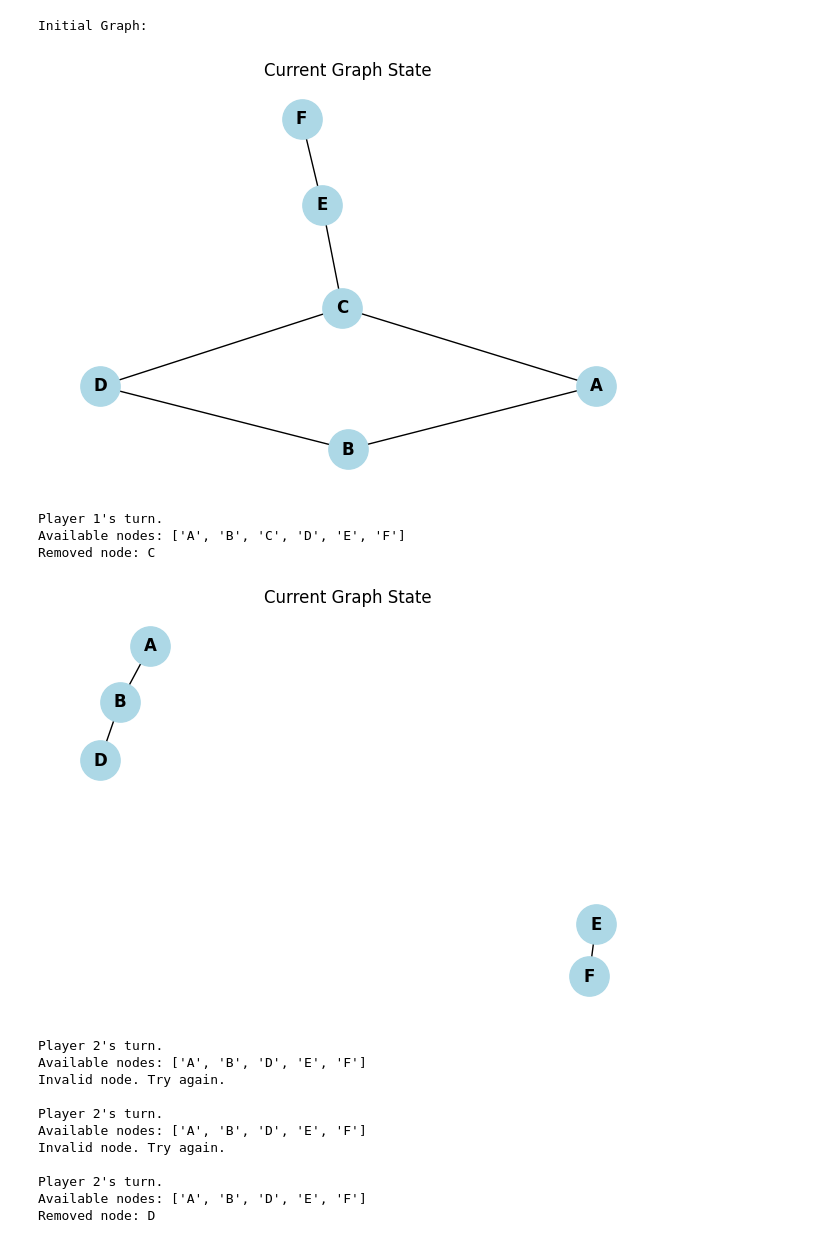
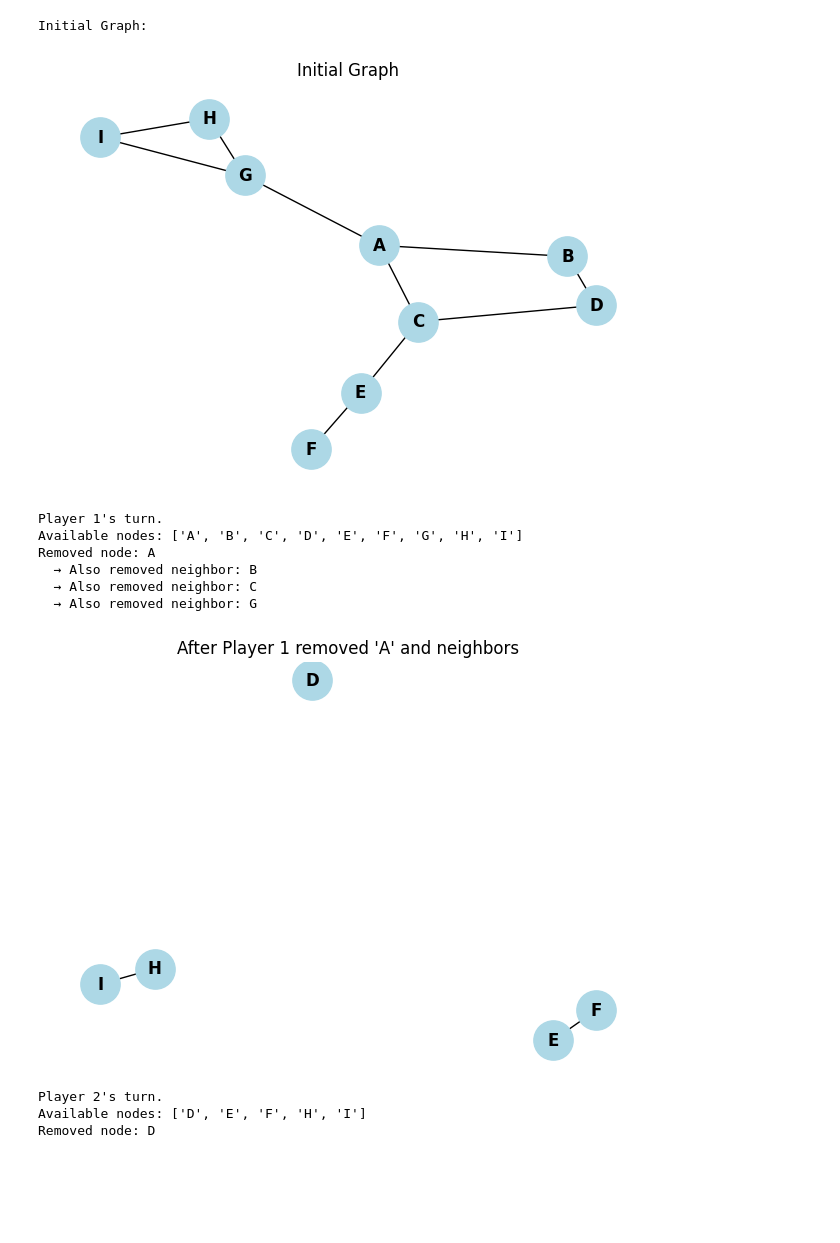
Before and after one commit to RedApple75/Graph-Combinatorial-Game, a Jupyter notebook: Game/game_mechanics.ipynb, the cells around one changed output. Drawn from its saved outputs; the diff is of its cells as text; code cells hidden in the pictures; blank space fills up the shorter version.

```diff
--- a/Game/game_mechanics.ipynb
+++ b/Game/game_mechanics.ipynb
@@ -61,70 +75,48 @@ plt
 # %%
-import networkx as nx
-import matplotlib.pyplot as plt
-
-# --- Create Graph ---
-G = nx.Graph()
-G.add_edges_from([
-    ('A', 'B'),
-    ('A', 'C'),
-    ('B', 'D'),
-    ('C', 'D'),
-    ('C', 'E'),
-    ('E', 'F')
+# Create the game graph
+G_game = nx.Graph()
+G_game.add_edges_from([
+    ('A', 'B'), ('A', 'C'), ('B', 'D'),
+    ('C', 'D'), ('C', 'E'), ('E', 'F'),
+    ('G', 'H'), ('H', 'I'), ('I', 'G'),
+    ('A', 'G')
 ])
 
-def draw_graph(G):
-    plt.figure(figsize=(6, 4))
-    nx.draw(G, with_labels=True, node_color='lightblue', node_size=800, font_weight='bold')
-    plt.title("Current Graph State")
-    plt.show()
-
-def remove_node(G, node):
-    if node in G.nodes:
-        G.remove_node(node)
-        print(f"Removed node: {node}")
-    else:
-        print("Invalid move. Node does not exist.")
-
-# --- Game Loop ---
+# Game Loop
 players = ["Player 1", "Player 2"]
 turn = 0
 
 print("Initial Graph:")
-draw_graph(G)
+draw_graph(G_game, "Initial Graph")
 
-while len(G.nodes) > 0:
+while len(G_game.nodes) > 0:
     current_player = players[turn % 2]
     print(f"\n{current_player}'s turn.")
-    print("Available nodes:", list(G.nodes))
+    print("Available nodes:", list(G_game.nodes))
 
     node = input("Enter a node to remove: ").strip()
-    if node not in G.nodes:
+    if node not in G_game.nodes:
         print("Invalid node. Try again.")
         continue
-    remove_node(G, node)
 
-    if len(G.nodes) == 0:
-        print(f"\n{current_player} removed the last node and wins!")
+    remove_node_and_neighbors(G_game, node)
+
+    if len(G_game.nodes) == 0:
+        print(f"\n🎉 {current_player} removed the last node(s) and WINS!")
         break
 
-    draw_graph(G)
+    draw_graph(G_game, f"After {current_player} removed '{node}' and neighbors")
     turn += 1
 # %% [output]
 Initial Graph:
-[figure, old version]
+[figure, new version]
 Player 1's turn.
-Available nodes: ['A', 'B', 'C', 'D', 'E', 'F']
-Removed node: C
+Available nodes: ['A', 'B', 'C', 'D', 'E', 'F', 'G', 'H', 'I']
+Removed node: A
+  → Also removed neighbor: B
+  → Also removed neighbor: C
+  → Also removed neighbor: G
-[figure, old version]
+[figure, new version]
 Player 2's turn.
-Available nodes: ['A', 'B', 'D', 'E', 'F']
-Invalid node. Try again.
-
-Player 2's turn.
-Available nodes: ['A', 'B', 'D', 'E', 'F']
-Invalid node. Try again.
-
-Player 2's turn.
-Available nodes: ['A', 'B', 'D', 'E', 'F']
+Available nodes: ['D', 'E', 'F', 'H', 'I']
 Removed node: D
```
Also changed, not shown: parts of 26 cells of this notebook, 3 other files.
